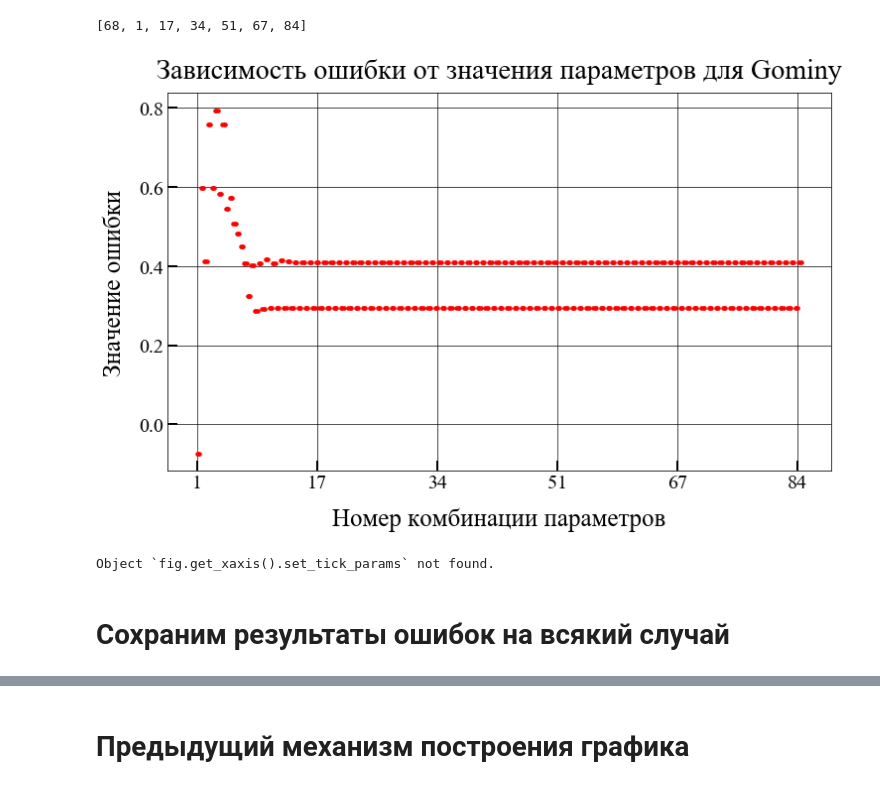
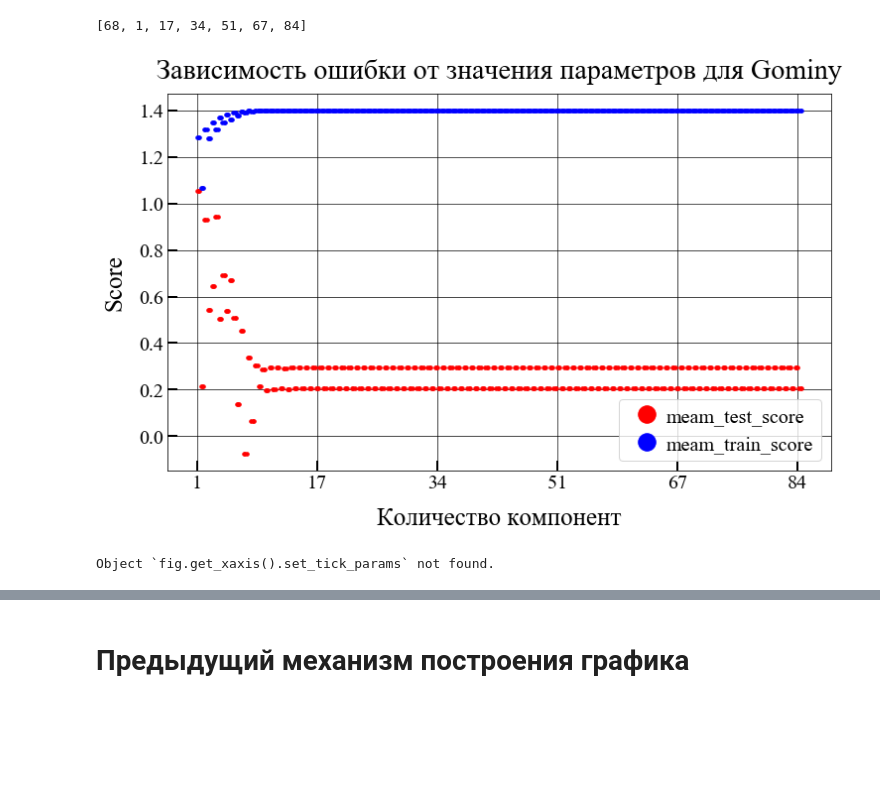
Before and after one commit to 89605502155/course-work-2, a Jupyter notebook: PLS1_regression.ipynb, the cells around one changed output, grey strips where cells are left out. Drawn from its saved outputs; the diff is of its cells as text; code cells hidden in the pictures; blank space fills up the shorter version.

```diff
--- a/PLS1_regression.ipynb
+++ b/PLS1_regression.ipynb
@@ -48,7 +52,7 @@ parametrsNames={
     'scale': [True,False],
     'tol': log_space
 }
-gridCought=GridSearchCV(pls1, parametrsNames, cv=5)
+gridCought=GridSearchCV(pls1, parametrsNames, cv=5,return_train_score=True)
 gridCought.fit(X_train,y_train)
 predictors=gridCought.predict(X_test)
 
@@ -107,3 +139,5 @@ range(1, 85)
+# %%
+ylow2=gridCought.cv_results_[ "mean_train_score" ]
 # %% [markdown]
 ### Строим метки оси ох
 # %%
@@ -120,7 +154,7 @@ for i in xx:
 # %% [markdown]
 ### Строим метки оси оу
 # %%
-yy=np.array([-0.2,0.0,0.2,0.4,0.6,0.8,1.0])
+yy=np.array([-0.2,0.0,0.2,0.4,0.6,0.8,1.0,1.2,1.4])
 # %%
 yy
 # %% [output]
@@ -134,23 +168,24 @@ xlab
 # %%
 mpl.rc('font',family='Times New Roman')
 fig, axs = plt.subplots(figsize=(12, 7))
-axs.plot(ylow,".",color="red",ms=7)
-axs.set_ylabel("Значение ошибки" , fontsize=25,labelpad=12)
+axs.plot(ylow,".",color="red",ms=7,label="meam_test_score")
+axs.plot(ylow2,".",color="blue",ms=7,label="meam_train_score")
+axs.set_ylabel('Score',  fontsize=25,labelpad=12)
 axs.grid(color="black",linewidth=0.7)
 axs.set_xlabel("Количество компонент",  fontsize=25,labelpad=15)
 axs.set_title("Зависимость ошибки от значения параметров для Gominy", fontsize=28,loc="center" ,pad=15)
 axs.tick_params(which='major', length=10, width=2)
 axs.set_xticklabels(xlab, fontsize=20)
 axs.set_yticklabels(yy, fontsize=20)
 axs.get_xaxis().set_tick_params(direction='in')
 axs.get_yaxis().set_tick_params(direction='in')
-plt.savefig('Зависимость ошибки от параметров для PLS1_Gominy.png', format='png', dpi=100)
+axs.legend(fontsize=20, markerscale=5,handletextpad=0)
+
+plt.savefig('Зависимость ошибки от параметров для PLS1_Gominy.png', format='png', dpi=1000)
 plt.show();
 # %% [output]
-[figure, old version]
+[figure, new version]
 # %%
 ?fig.get_xaxis().set_tick_params
 # %% [output]
 Object `fig.get_xaxis().set_tick_params` not found.
-# %% [markdown]
-#  Сохраним результаты ошибок на всякий случай
```
Also changed, not shown: parts of 13 cells of this notebook, 10 other files.
